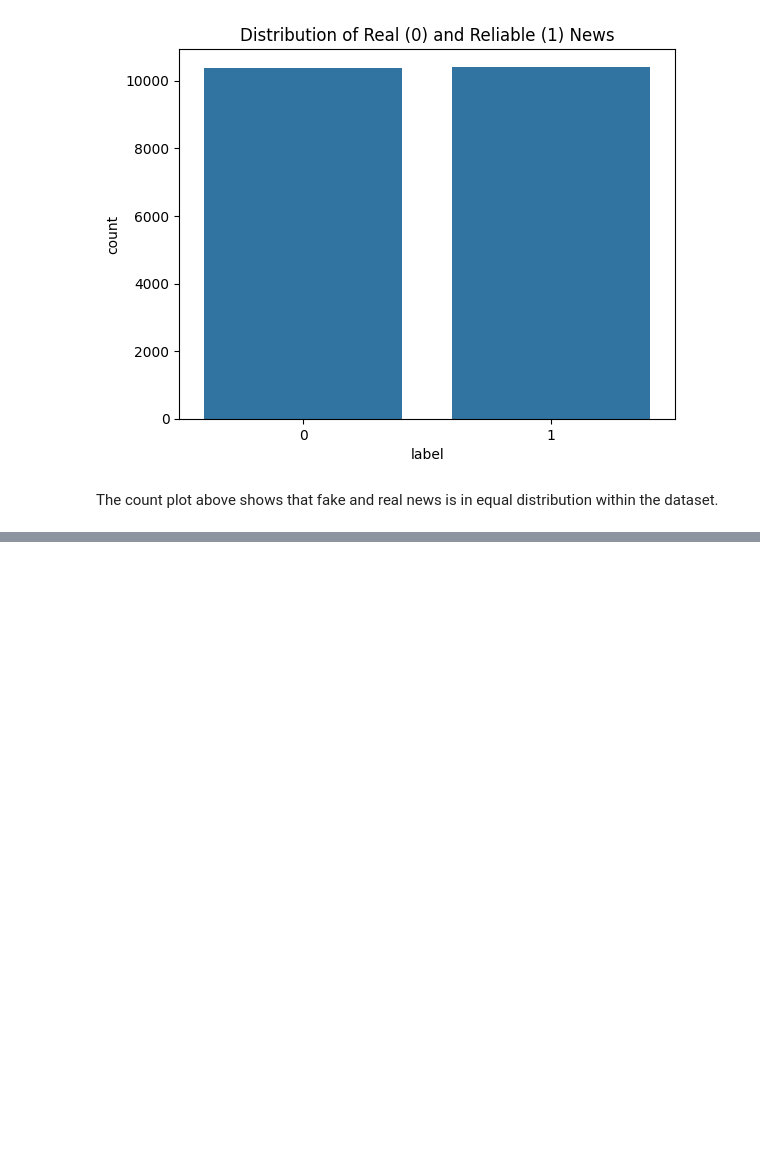
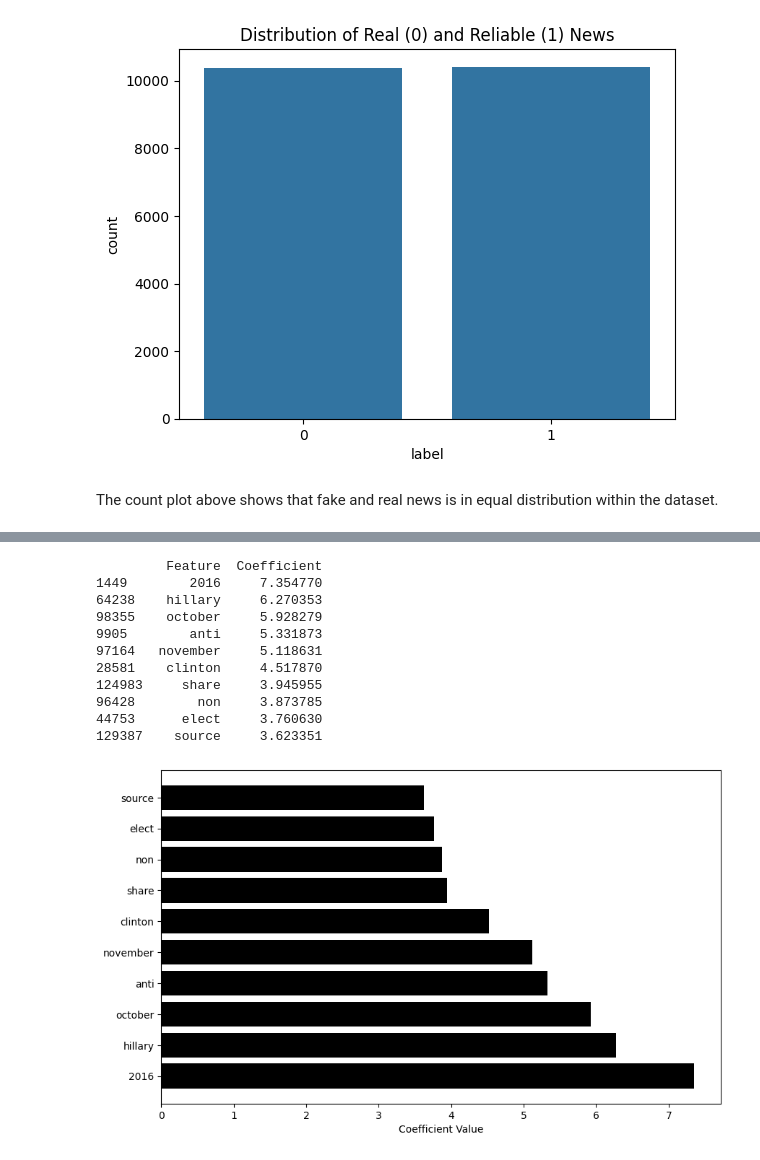
Before and after one commit to raum30/fake-news, a Jupyter notebook: notebook.ipynb, the cells around one changed output, grey strips where cells are left out. Saved outputs shown, nothing was run; the diff lists cells and outputs as text; code cells hidden in the pictures; blank space fills up the shorter version.

```diff
--- a/notebook.ipynb
+++ b/notebook.ipynb
@@ -88,0 +184,26 @@ plt.show()
+# %%
+feature_names = tfidf_vectorizer.get_feature_names_out()
+coefficients = logreg_model.coef_.flatten()
+
+feature_importance = pd.DataFrame({'Feature': feature_names, 'Coefficient': coefficients})
+top_features = feature_importance.nlargest(10, 'Coefficient')
+
+print(top_features)
+
+plt.figure(figsize=(10, 6))
+plt.barh(top_features['Feature'], top_features['Coefficient'], color='black')
+plt.xlabel('Coefficient Value')
+plt.show()
+# %% [output]
+         Feature  Coefficient
+1449        2016     7.354770
+64238    hillary     6.270353
+98355    october     5.928279
+9905        anti     5.331873
+97164   november     5.118631
+28581    clinton     4.517870
+124983     share     3.945955
+96428        non     3.873785
+44753      elect     3.760630
+129387    source     3.623351
+[figure, added]
```
Also changed, not shown: parts of 27 cells of this notebook.
